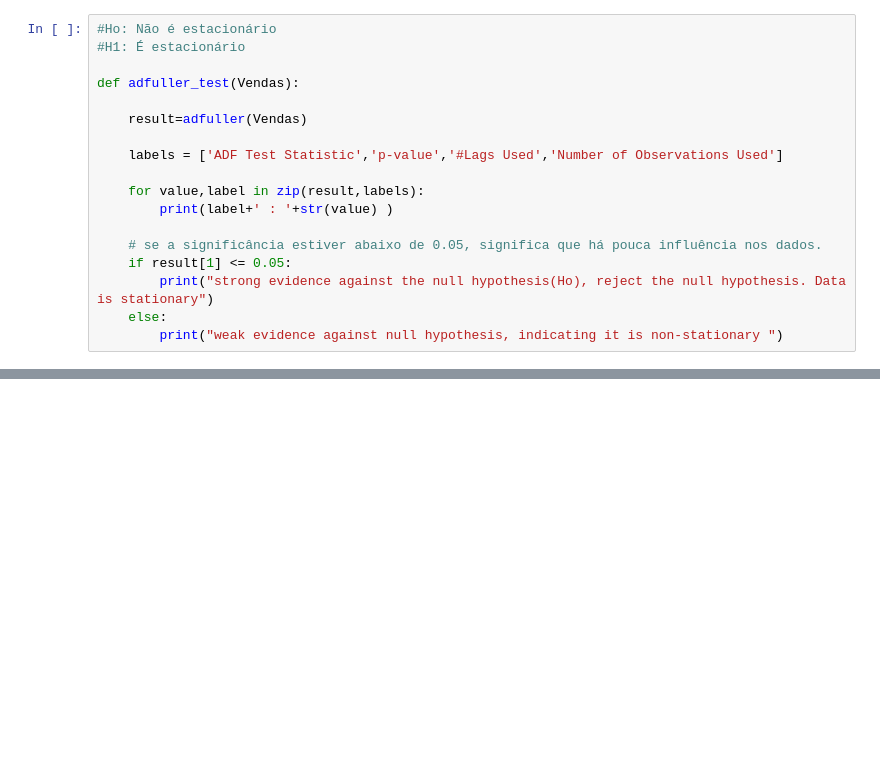
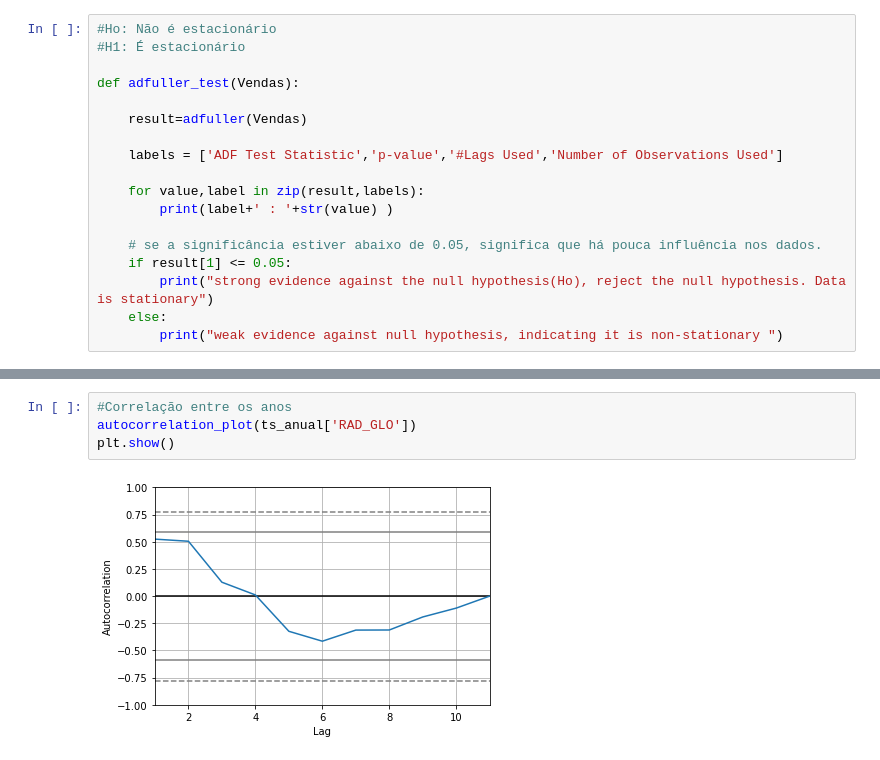
Before and after one commit to ThaliSug/Projeto_DH, a Jupyter notebook: 5. Time Series.ipynb, the cells around one changed output, grey strips where cells are left out. Cells and saved outputs as stored; diff of their text form; blank space fills up the shorter version.

```diff
--- a/5. Time Series.ipynb
+++ b/5. Time Series.ipynb
@@ -205,0 +127,6 @@ plot_pacf(ts,lags=90,zero=False,title="PACF da estação");
+# %%
+#Correlação entre os anos
+autocorrelation_plot(ts_anual['RAD_GLO'])
+plt.show()
+# %% [output]
+[figure, added]
```
Also changed, not shown: parts of 98 cells of this notebook.
